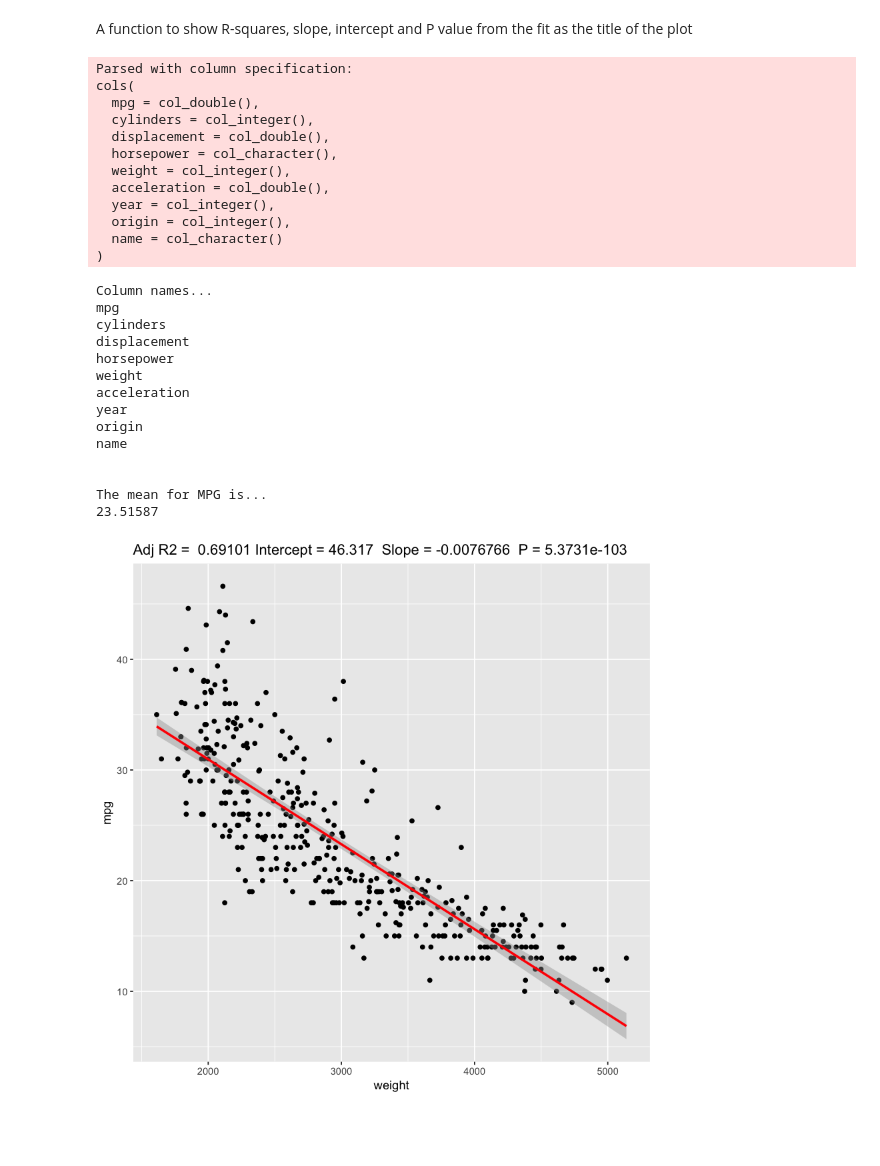
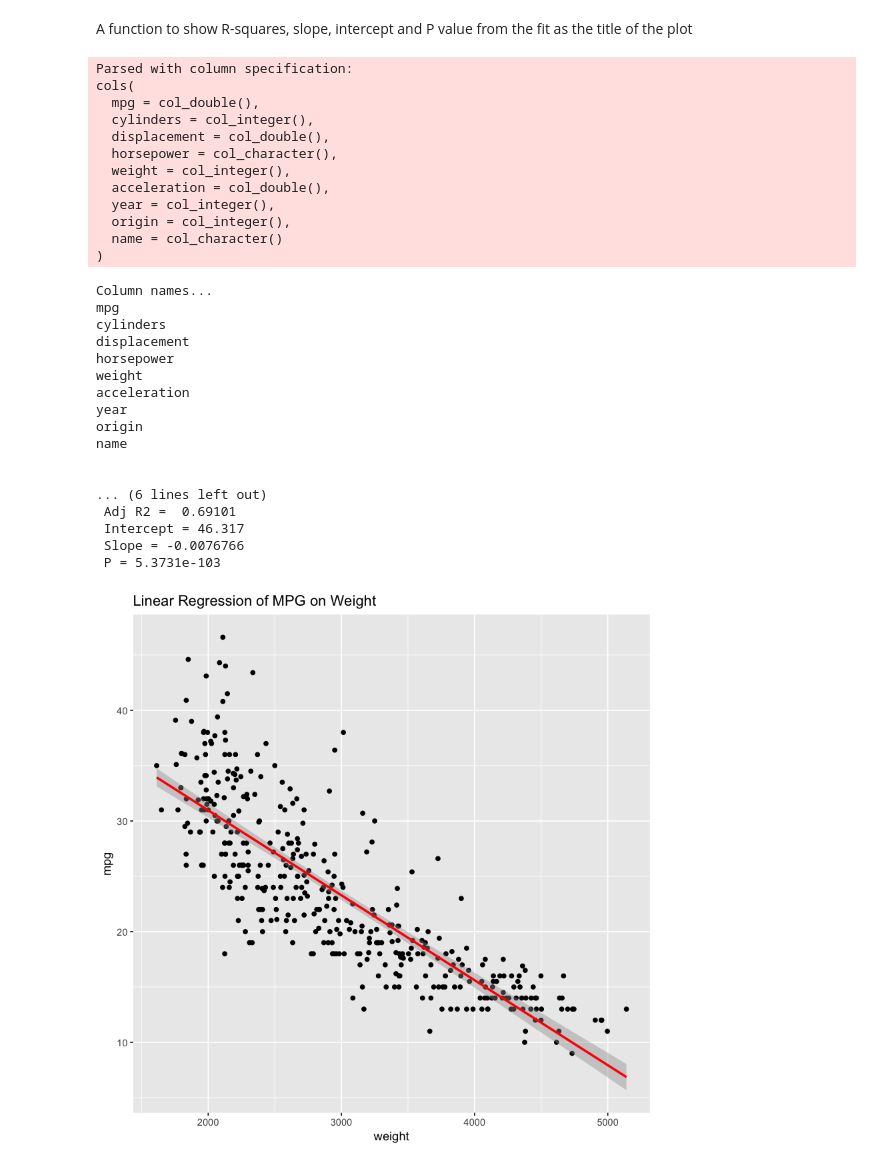
Before and after one commit to amrofi/Econometrics-for-Big-Data, a Jupyter notebook: LinearRegression.ipynb, the cells around one changed output. Cells and saved outputs as stored; diff of their text form; code cells hidden in the pictures; blank space fills up the shorter version.

```diff
--- a/LinearRegression.ipynb
+++ b/LinearRegression.ipynb
@@ -3,17 +3,13 @@
 # %% [markdown]
 A function to show R-squares, slope, intercept and P value from the fit as the title of the plot
 # %%
-ggplotRegression <- function (fit) {
+RegressionData <- function (fit) {
 
-require(ggplot2)
-
-ggplot(fit$model, aes_string(x = names(fit$model)[2], y = names(fit$model)[1])) +
-  geom_point() +
-  stat_smooth(method = "lm", col = "red") +
-  labs(title = paste("Adj R2 = ",signif(summary(fit)$adj.r.squared, 5),
-                     "Intercept =",signif(fit$coef[[1]],5 ),
-                     " Slope =",signif(fit$coef[[2]], 5),
-                     " P =",signif(summary(fit)$coef[2,4], 5)))
+  cat("\n", "Fit Data...")
+  cat("\n", "Adj R2 = ",signif(summary(fit)$adj.r.squared, 5), "\n",
+      "Intercept =",signif(fit$coef[[1]],5 ), "\n",
+      "Slope =",signif(fit$coef[[2]], 5), "\n",
+      "P =",signif(summary(fit)$coef[2,4], 5))
 
 }
 # %%
@@ -36,34 +32,43 @@ cat("The mean for MPG is...",mean(mpg), "\n", sep="\n")
 
 #creating linear regression for mpg on weight (Y on X)
 relation <- lm(mpg~weight)
 
 #plotting data
-ggplotRegression(relation)
+ggplot(Auto, aes(x = weight, y = mpg), main='Linear Regression of MPG on Weight') +
+  geom_point() +
+  stat_smooth(method = "lm", col = "red") +
+  ggtitle('Linear Regression of MPG on Weight')
+
+#Regression Data
+RegressionData(relation)
 # %% [output]
 Parsed with column specification:
 cols(
   mpg = col_double(),
   cylinders = col_integer(),
   displacement = col_double(),
   horsepower = col_character(),
   weight = col_integer(),
   acceleration = col_double(),
   year = col_integer(),
   origin = col_integer(),
   name = col_character()
 )
 Column names...
 mpg
 cylinders
 displacement
 horsepower
 weight
 acceleration
 year
 origin
 name
 
 
-The mean for MPG is...
-23.51587
+... (6 lines left out)
+ Adj R2 =  0.69101
+ Intercept = 46.317
+ Slope = -0.0076766
+ P = 5.3731e-103
-[figure, old version]
+[figure, new version]
```
